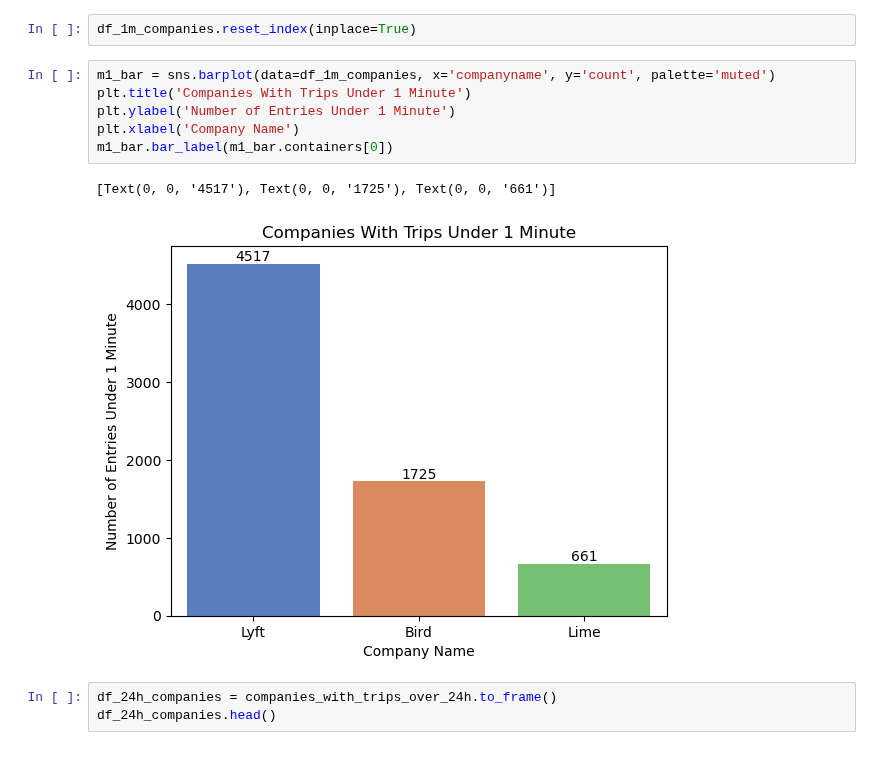
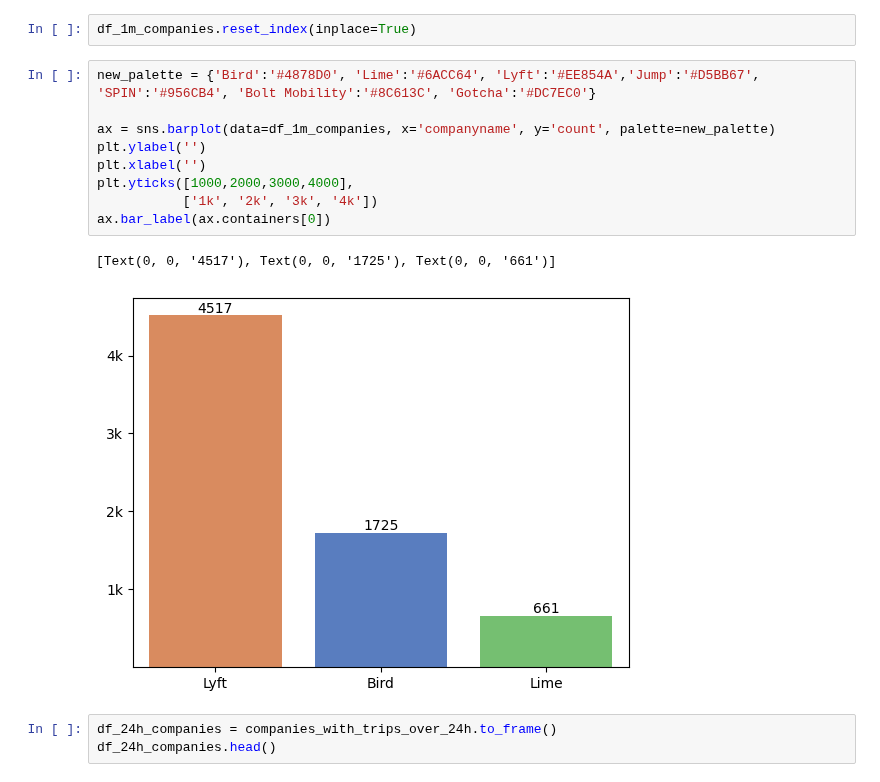
Before and after one commit to NSS-Data-Analytics-Cohort-10/scooters-group-2, a Jupyter notebook: notebooks/scooters_notebook.ipynb, the cells around one changed output. Drawn from its saved outputs; the diff is of its cells as text.

```diff
--- a/notebooks/scooters_notebook.ipynb
+++ b/notebooks/scooters_notebook.ipynb
@@ -550,14 +570,17 @@ df_1m_companies.head()
 # %%
 df_1m_companies.reset_index(inplace=True)
 # %%
-m1_bar = sns.barplot(data=df_1m_companies, x='companyname', y='count', palette='muted')
-plt.title('Companies With Trips Under 1 Minute')
-plt.ylabel('Number of Entries Under 1 Minute')
-plt.xlabel('Company Name')
-m1_bar.bar_label(m1_bar.containers[0])
+new_palette = {'Bird':'#4878D0', 'Lime':'#6ACC64', 'Lyft':'#EE854A','Jump':'#D5BB67', 'SPIN':'#956CB4', 'Bolt Mobility':'#8C613C', 'Gotcha':'#DC7EC0'}
+
+ax = sns.barplot(data=df_1m_companies, x='companyname', y='count', palette=new_palette)
+plt.ylabel('')
+plt.xlabel('')
+plt.yticks([1000,2000,3000,4000],
+           ['1k', '2k', '3k', '4k'])
+ax.bar_label(ax.containers[0])
 # %% [output]
 [Text(0, 0, '4517'), Text(0, 0, '1725'), Text(0, 0, '661')]
-[figure, old version]
+[figure, new version]
 # %%
 df_24h_companies = companies_with_trips_over_24h.to_frame()
 df_24h_companies.head()
```
Also changed, not shown: parts of 16 cells of this notebook.
